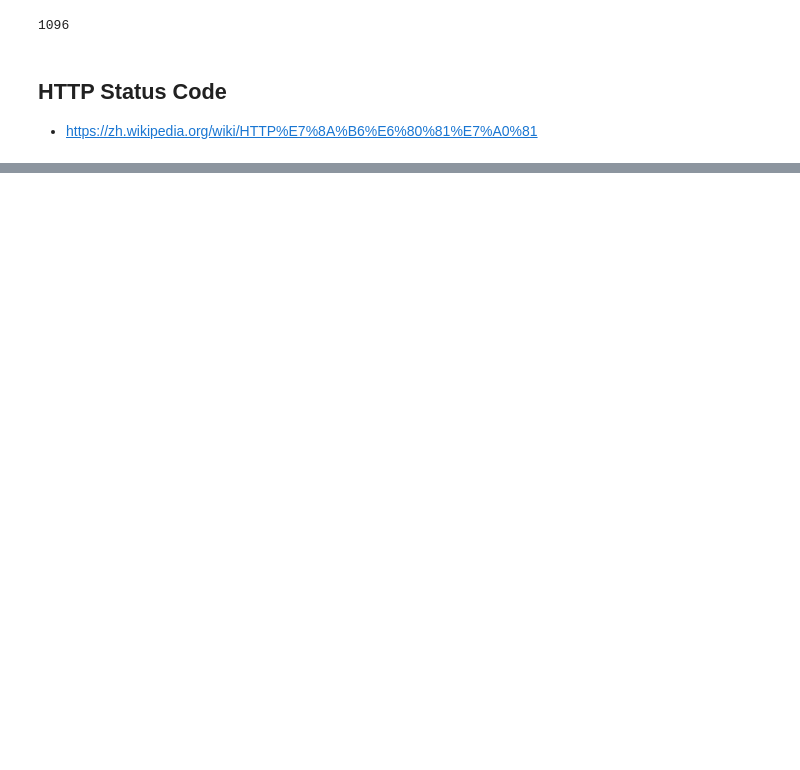
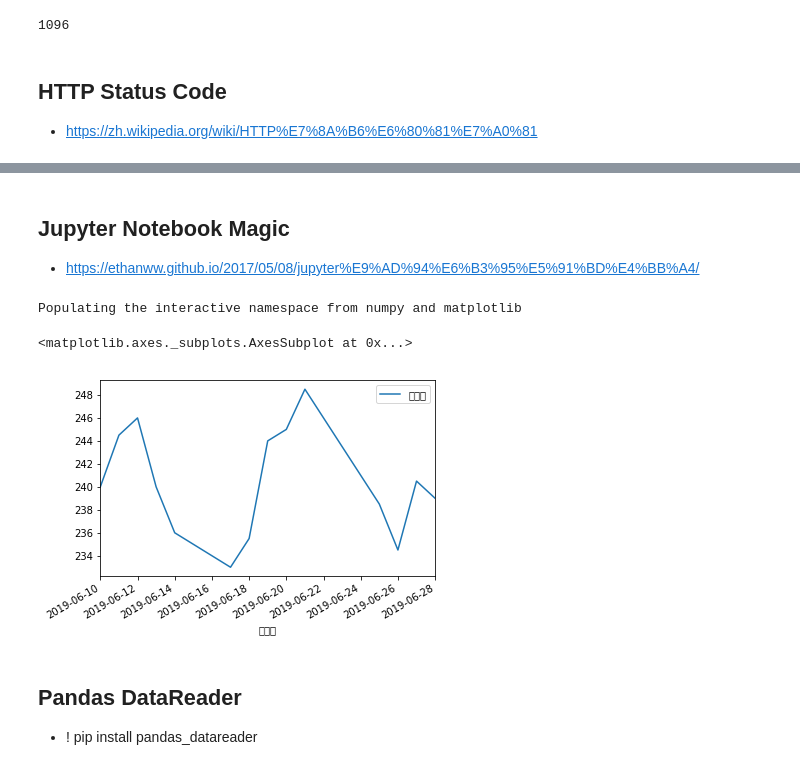
Before and after one commit to ywchiu/financepy, a Jupyter notebook: Demo20190629.ipynb, the cells around one changed output, grey strips where cells are left out. Cells and saved outputs as stored; diff of their text form; code cells hidden in the pictures; blank space fills up the shorter version.

```diff
--- a/Demo20190629.ipynb
+++ b/Demo20190629.ipynb
@@ -64,0 +150,12 @@ len(df)
+# %%
+from datetime import datetime, timedelta
+import time
+
+current_date = datetime.now()
+dataary = []
+for i in range(30):
+    dt = (current_date - timedelta(days = i)).strftime('%Y%m%d')
+    df = getStockData(dt)
+    dataary.append(df)
+    print(i)
+    time.sleep(3)
@@ -64,0 +191,3 @@ len(df)
+# %%
+df = pandas.concat(dataary)
+len(df)
@@ -64,0 +214,2 @@ len(df)
+# %%
+df.reset_index(inplace=True)
@@ -64,0 +234,17 @@ len(df)
+# %% [markdown]
+## Jupyter Notebook Magic
+- https://ethanww.github.io/2017/05/08/jupyter%E9%AD%94%E6%B3%95%E5%91%BD%E4%BB%A4/
+# %%
+import numpy as np
+df.dropna(inplace=True)
+df['收盤價'] = df['收盤價'].map(lambda e: np.nan if e == '--' else float(e.replace(',','')) )
+# %%
+%pylab inline
+df[df['證券代號']=='2330'].plot(x = '交易日', y = '收盤價', kind = 'line')
+# %% [output]
+Populating the interactive namespace from numpy and matplotlib
+<matplotlib.axes._subplots.AxesSubplot at 0x...>
+[figure, added]
+# %% [markdown]
+## Pandas DataReader
+- ! pip install pandas_datareader
```
Also changed, not shown: parts of 43 cells of this notebook.
